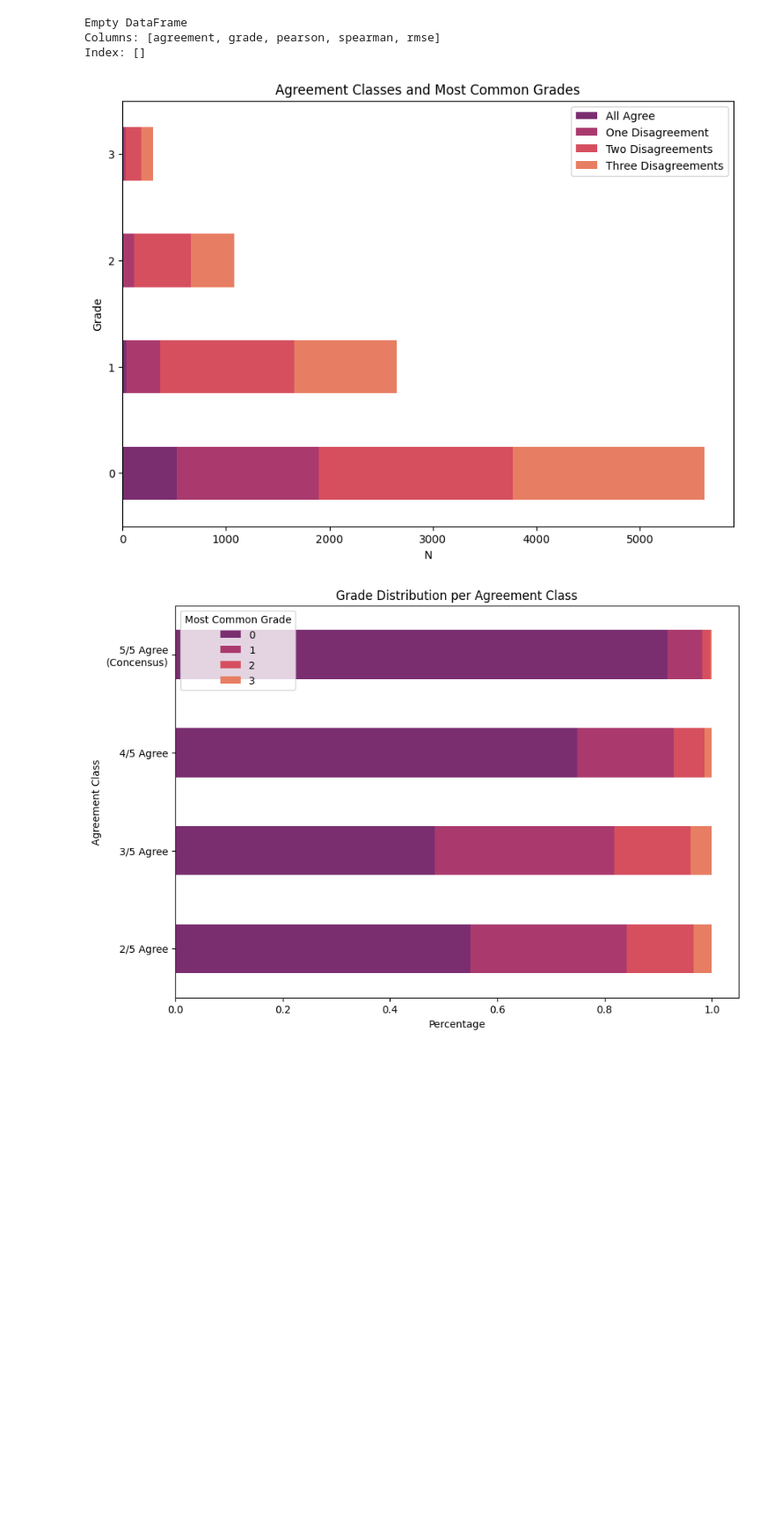
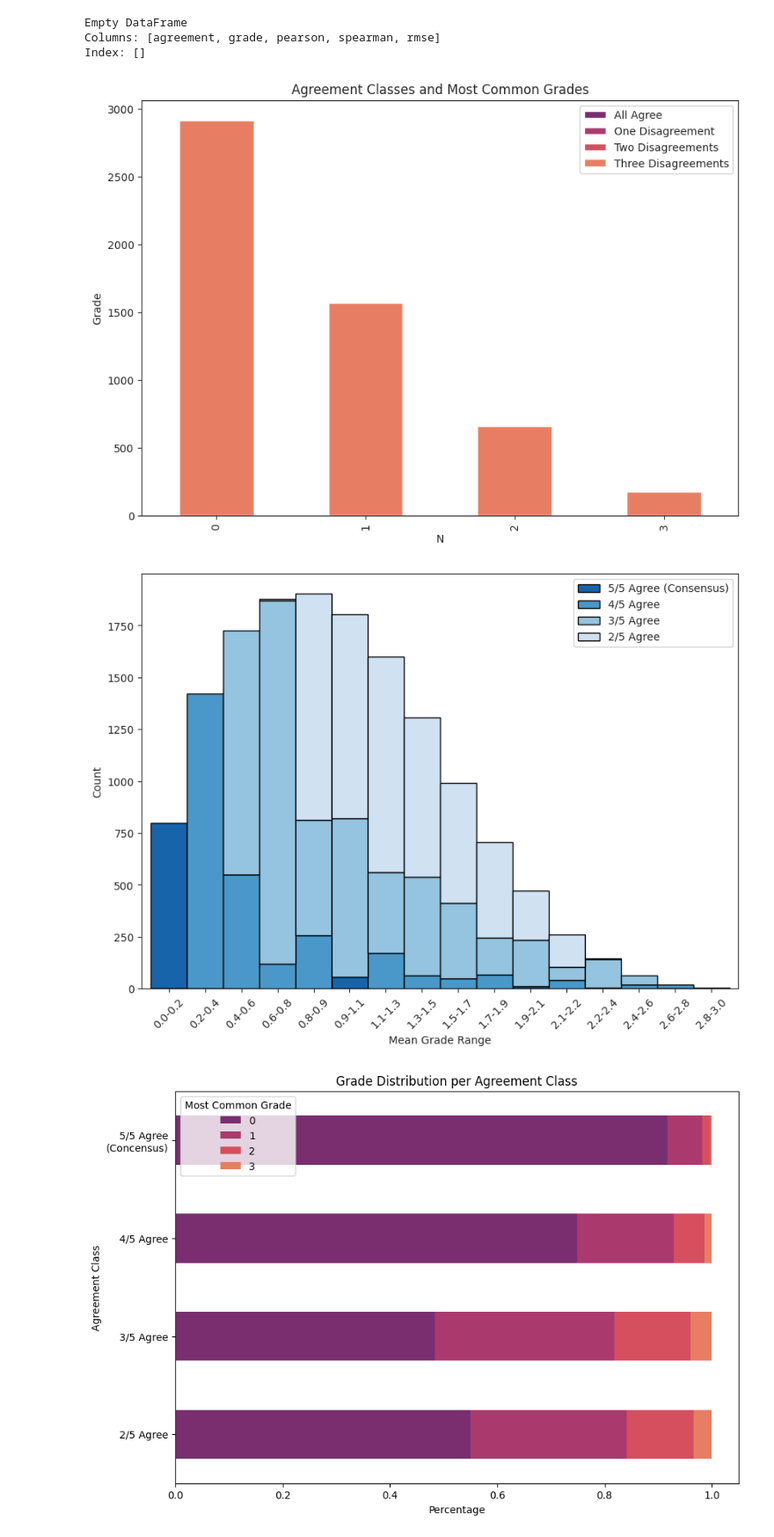
Before and after one commit to gabriel-marinkovic/tar-project, a Jupyter notebook: data_visualisation.ipynb, the cells around one changed output. Shown at 88% size. Drawn from its saved outputs; the diff is of its cells as text; code cells hidden in the pictures; blank space fills up the shorter version.

```diff
--- a/data_visualisation.ipynb
+++ b/data_visualisation.ipynb
@@ -55,19 +60,19 @@ plt.show()
 # %%
 # Print 5 funniest lines
 print("\n5 Funniest Lines:")
-funniest = df.sort_values(by='meanGrade', ascending=False).head(5)
+funniest = combined_df.sort_values(by='meanGrade', ascending=False).head(50)
 for i, row in funniest.iterrows():
     print(f"{row['arrow_sentence']}, Mean Grade: {row['meanGrade']}")
 
 # Print 5 least funny lines
 print("\n5 Least Funny Lines:")
-least_funny = df.sort_values(by='meanGrade').head(5)
+least_funny = combined_df.sort_values(by='meanGrade').head(50)
 for i, row in least_funny.iterrows():
     print(f"{row['arrow_sentence']}, Mean Grade: {row['meanGrade']}")
 
 # Print 5 lines with biggest variance
 print("\n10 Lines With Biggest Variance:")
-biggest_variance = df.sort_values(by='stddev', ascending=False).head(10)
+biggest_variance = combined_df.sort_values(by='stddev', ascending=False).head(50)
 for i, row in biggest_variance.iterrows():
     print(f"{row['arrow_sentence']}, Mean: {row['meanGrade']}, Std Dev: {row['stddev']}")
 # %% [output]
@@ -331,6 +336,7 @@ def deconstruct_by_agreeableness(df):
     df_one_disagree = df[df['disagreements'] == 1]
     df_two_disagree = df[df['disagreements'] == 2]
     df_three_disagree = df[df['disagreements'] == 3]
+    assert len(df_all_agree.index) + len(df_one_disagree.index) + len(df_two_disagree.index) + len(df_three_disagree.index) == len(df.index)
     return df_all_agree, df_one_disagree, df_two_disagree, df_three_disagree
 
 df_all_agree, df_one_disagree, df_two_disagree, df_three_disagree = deconstruct_by_agreeableness(df)
@@ -558,24 +564,56 @@ print(df_metrics[(df_metrics['grade'] == 3) & (df_metrics['agreement'] == 'All A
 Empty DataFrame
 Columns: [agreement, grade, pearson, spearman, rmse]
 Index: []
-# %%
-dfs = deconstruct_by_agreeableness(df)
-
-# Compute grade counts for each dataframe
-grade_counts = [df['most_common_grade'].value_counts(normalize=False) for df in dfs]
-
-# Convert grade counts to a DataFrame
-grade_counts_df = pd.DataFrame(grade_counts).T
-grade_counts_df.columns = agreement_names
-
-# Plot
-grade_counts_df.plot(kind='barh', stacked=True, figsize=(10, 7), color=sns.color_palette("flare", n_colors=4)[::-1])
-plt.title('Agreement Classes and Most Common Grades')
-plt.xlabel('N')
-plt.ylabel('Grade')
-plt.show()
-# %% [output]
-[figure, removed]
+# %%
+dfs = deconstruct_by_agreeableness(df)
+
+# Compute grade counts for each dataframe
+grade_counts = [df['most_common_grade'].value_counts(normalize=False) for df in dfs]
+
+# Convert grade counts to a DataFrame
+grade_counts_df = pd.DataFrame(grade_counts).T
+grade_counts_df.columns = agreement_names
+
+# Plot
+grade_counts_df.plot(kind='bar', stacked=True, figsize=(10, 7), color=sns.color_palette("flare", n_colors=4)[::-1])
+plt.title('Agreement Classes and Most Common Grades')
+plt.xlabel('N')
+plt.ylabel('Grade')
+plt.show()
+
+
+dfs = deconstruct_by_agreeableness(combined_df)
+
+# Create bins for meanGrade
+bins = np.linspace(0, 3, 17)  # 16 bins between 0 and 3
+
+# Create a new dataframe list for storing modified dfs
+dfs_mod = []
+
+# Create a new column in each dataframe for the binned meanGrade
+for df in dfs:
+    df_copy = df.copy()  # Copy the DataFrame to avoid SettingWithCopyWarning
+    df_copy['meanGrade_bin'] = pd.cut(df_copy['meanGrade'], bins, labels=False, include_lowest=True) + 1
+    dfs_mod.append(df_copy)
+
+# Compute grade counts for each dataframe
+grade_counts = [df['mean_grade_bin'].value_counts(normalize=False).sort_index() for df in dfs_mod]
+
+# Convert grade counts to a DataFrame
+grade_counts_df = pd.DataFrame(grade_counts).T
+grade_counts_df.columns = ["5/5 Agree (Consensus)", "4/5 Agree", "3/5 Agree", "2/5 Agree"]
+
+# Plot
+#diverging_colors = sns.color_palette("RdPu", 10)
+#
+grade_counts_df.plot(kind='bar', stacked=True, figsize=(10, 7), width=1.0, edgecolor='black', color=sns.color_palette("Blues", n_colors=4)[::-1])
+plt.xlabel('Mean Grade Range')
+plt.ylabel('Count')
+plt.xticks(ticks=range(16), labels=["{0:.1f}-{1:.1f}".format(bins[i], bins[i+1]) for i in range(16)], rotation=45)
+plt.show()
+# %% [output]
+[figure, added]
+[figure, added]
 # %%
 # Compute disagreement counts for each dataframe
 disagreement_counts = [df['most_common_grade'].value_counts(normalize=True) for df in dfs]
```
Also changed, not shown: parts of 15 cells of this notebook, 7 other files.
